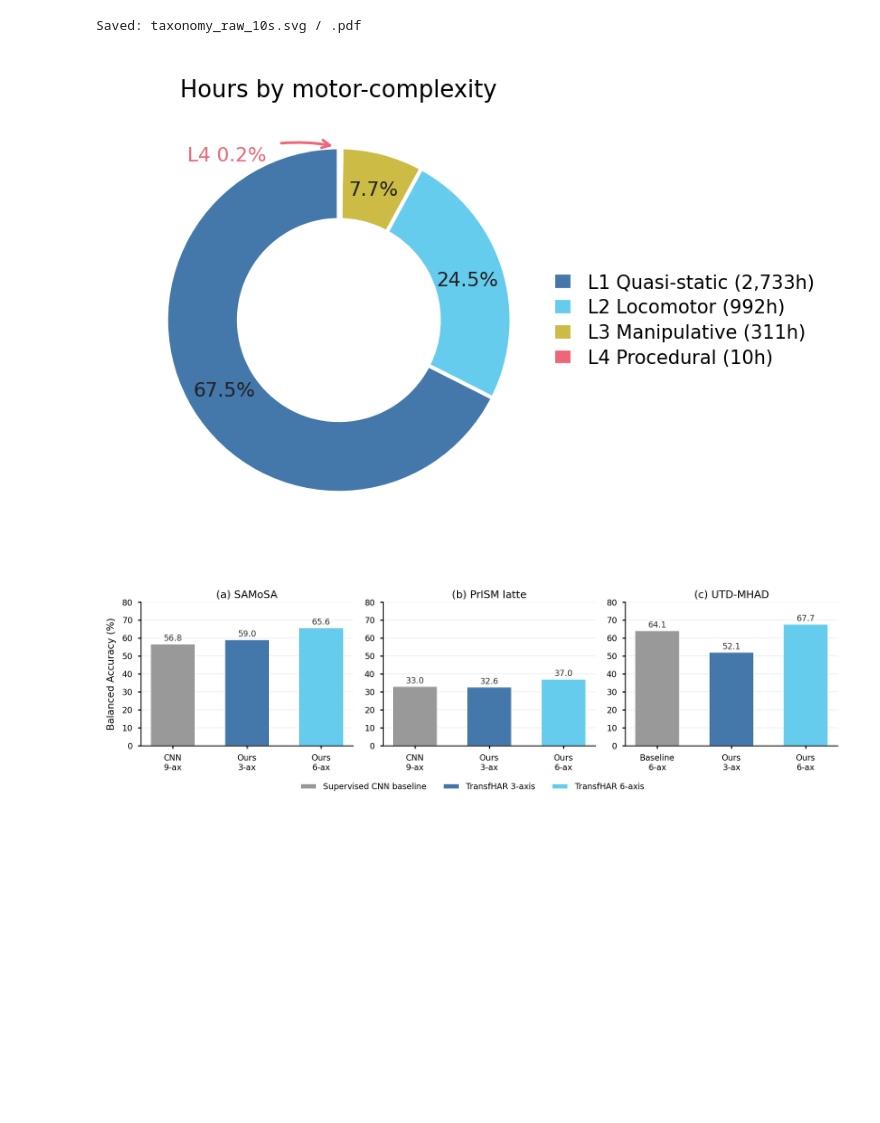
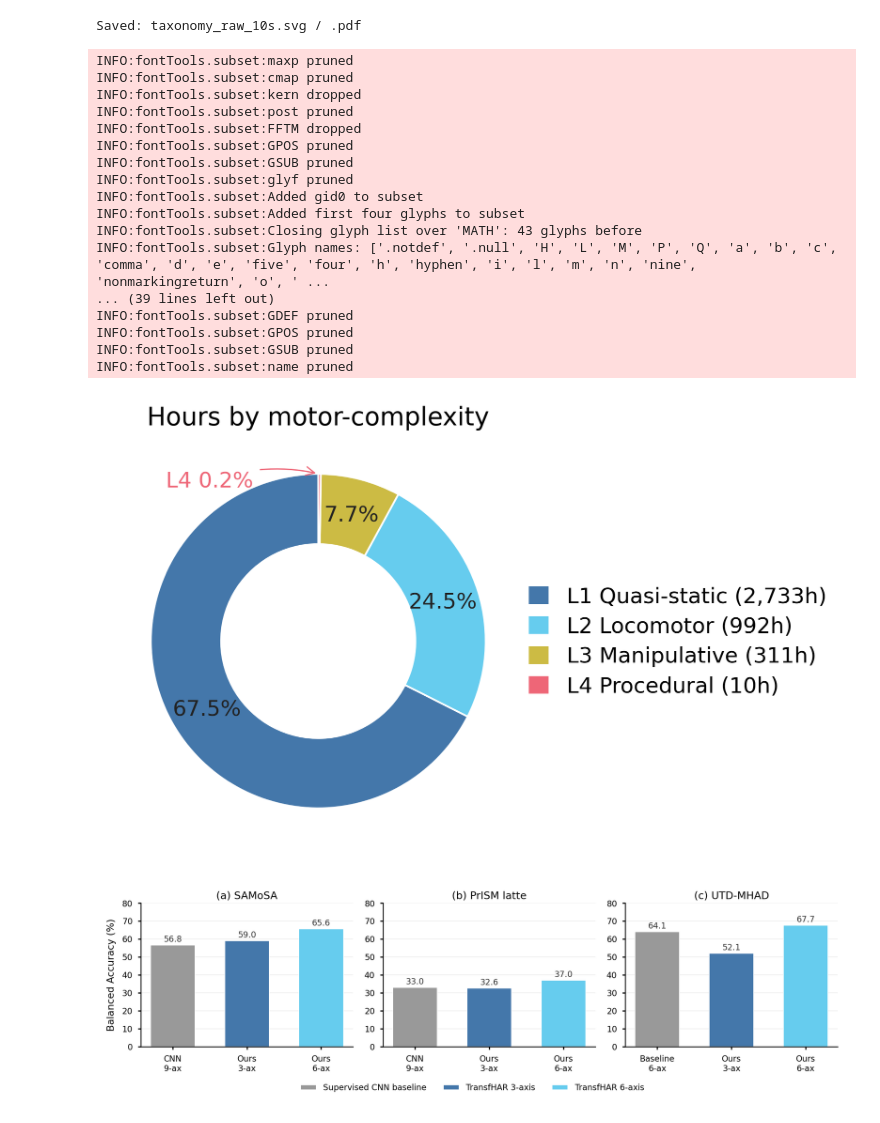
Before and after one commit to Abradshaw1/TransfHAR, a Jupyter notebook: scratch.ipynb, the cells around one changed output. Cells and saved outputs as stored; diff of their text form; code cells hidden in the pictures; blank space fills up the shorter version.

```diff
--- a/scratch.ipynb
+++ b/scratch.ipynb
@@ -1338,24 +1338,13 @@ plt.show()
 print("\nSaved: vit1d_fewshot_6axis_all_datasets.png")
 # %%
 import matplotlib.pyplot as plt
-import matplotlib as mpl
 import numpy as np
-
-mpl.rcParams.update({
-    'font.family': 'sans-serif',
-    'font.sans-serif': ['Arial', 'Helvetica', 'DejaVu Sans'],
-    'font.size': 6,
-    'axes.linewidth': 0.5,
-    'pdf.fonttype': 42,
-    'ps.fonttype': 42,
-})
 
 hours  = [2733, 992, 311, 10]
 labels = ['L1 Quasi-static', 'L2 Locomotor', 'L3 Manipulative', 'L4 Procedural']
 colors = ['#4477AA', '#66CCEE', '#CCBB44', '#EE6677']
 
-# smaller canvas
-fig, ax = plt.subplots(figsize=(2.05, 1.85), dpi=300)
+fig, ax = plt.subplots(figsize=(5, 4.2), dpi=300)
 
 wedges, _, autotexts = ax.pie(
     hours,
@@ -1367,48 +1356,61 @@ wedges, _, autotexts = ax.pie(
     wedgeprops=dict(width=0.42, edgecolor='white', linewidth=1.0),
 )
 
 for t in autotexts:
-    t.set_fontsize(5.2)
+    t.set_fontsize(12)
     t.set_color('#222222')
 
-# small L4 callout, kept inside axes
+# small L4 callout
 cumsum = np.cumsum([0] + hours)
 total = sum(hours)
 l4_mid_angle = 90 + 360 * (cumsum[3] + hours[3] / 2) / total
 l4_rad = np.deg2rad(l4_mid_angle)
 x_src = np.cos(l4_rad)
 y_src = np.sin(l4_rad)
 
 ax.annotate(
     'L4 0.2%',
     xy=(x_src, y_src),
-    xytext=(-0.65, 0.92),  # inside
-    fontsize=5.2, color=colors[3], ha='center',
+    xytext=(-0.65, 0.92),
+    fontsize=12, color=colors[3], ha='center',
     arrowprops=dict(arrowstyle='->', color=colors[3], lw=0.7,
                     connectionstyle='arc3,rad=-0.15'),
 )
 
-# legend INSIDE (prevents bbox blow-up)
 legend_labels = [f'{l} ({h:,}h)' for l, h in zip(labels, hours)]
 ax.legend(
     wedges, legend_labels,
-    loc='center left', bbox_to_anchor=(0.98, 0.5),  # inside right edge
-    fontsize=5.0, frameon=False,
-    handlelength=1.0, handleheight=1.0, labelspacing=0.35, borderaxespad=0.0
+    loc='center left', bbox_to_anchor=(0.98, 0.5),
+    fontsize=12, frameon=False,
+    handlelength=1.0, handleheight=1.0, labelspacing=0.4, borderaxespad=0.0
 )
 
-ax.set_title('Hours by motor-complexity', fontsize=6.2, pad=2)
+ax.set_title('Hours by motor-complexity', fontsize=14, pad=4)
 
-# lock a compact framing
 ax.set(aspect='equal')
-fig.subplots_adjust(left=0.02, right=0.98, top=0.92, bottom=0.06)
 
-# IMPORTANT: don't expand bbox
-plt.savefig('taxonomy_hours_pie.pdf')
-plt.savefig('taxonomy_hours_pie.png', dpi=300)
+plt.savefig('taxonomy_hours_pie.pdf', bbox_inches='tight', pad_inches=0.02)
+plt.savefig('taxonomy_hours_pie.png', dpi=300, bbox_inches='tight', pad_inches=0.02)
 plt.show()
 # %% [output]
+INFO:fontTools.subset:maxp pruned
+INFO:fontTools.subset:cmap pruned
+INFO:fontTools.subset:kern dropped
+INFO:fontTools.subset:post pruned
+INFO:fontTools.subset:FFTM dropped
+INFO:fontTools.subset:GPOS pruned
+INFO:fontTools.subset:GSUB pruned
+INFO:fontTools.subset:glyf pruned
+INFO:fontTools.subset:Added gid0 to subset
+INFO:fontTools.subset:Added first four glyphs to subset
+INFO:fontTools.subset:Closing glyph list over 'MATH': 43 glyphs before
+INFO:fontTools.subset:Glyph names: ['.notdef', '.null', 'H', 'L', 'M', 'P', 'Q', 'a', 'b', 'c', 'comma', 'd', 'e', 'five', 'four', 'h', 'hyphen', 'i', 'l', 'm', 'n', 'nine', 'nonmarkingreturn', 'o', ' ...
+... (39 lines left out)
+INFO:fontTools.subset:GDEF pruned
+INFO:fontTools.subset:GPOS pruned
+INFO:fontTools.subset:GSUB pruned
+INFO:fontTools.subset:name pruned
-[figure, old version]
+[figure, new version]
 # %%
 
 # ── Figure: Baseline Comparison (Fig. baseline_comparison) ──
```
Also changed, not shown: parts of 9 cells of this notebook, 8 other files.
